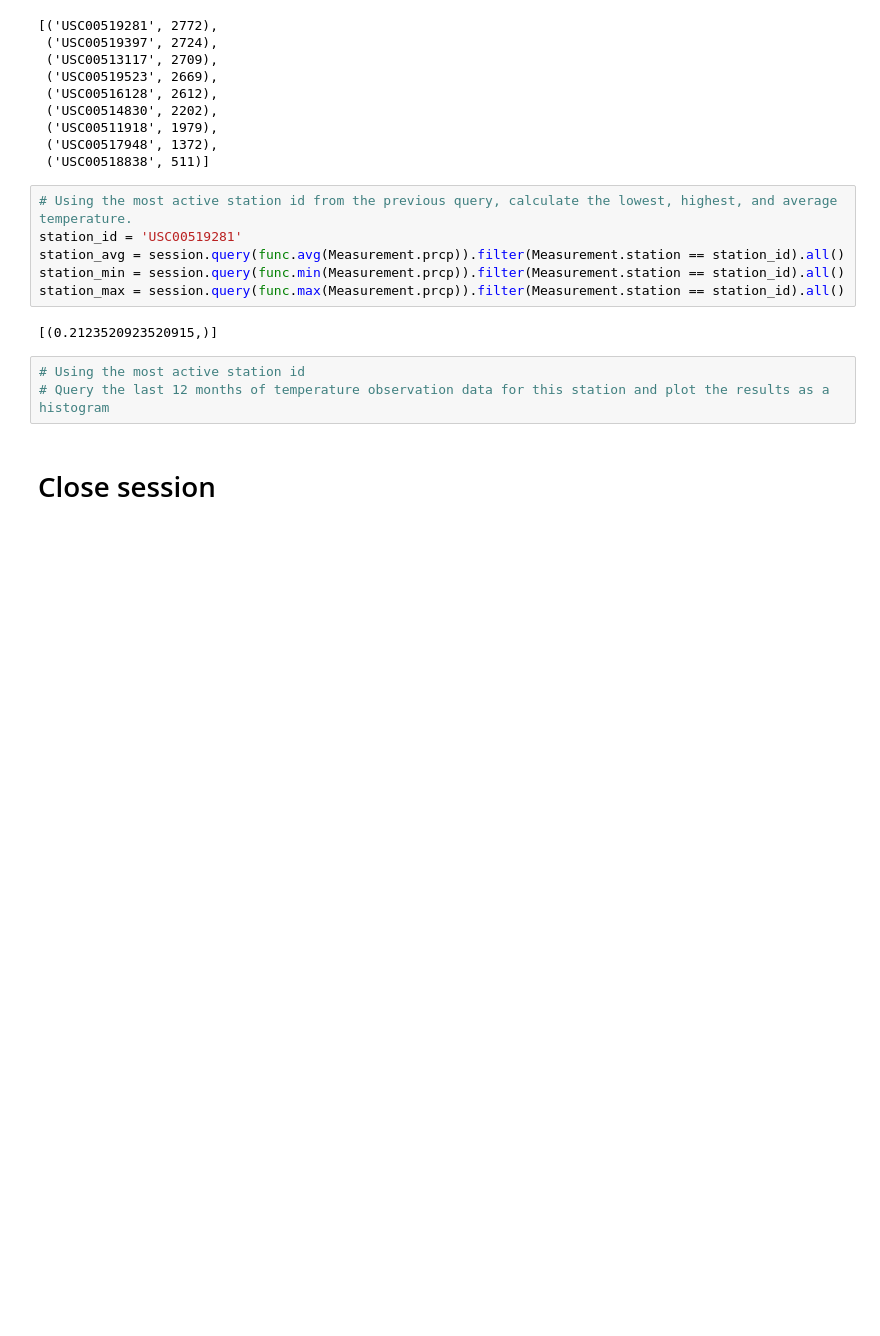
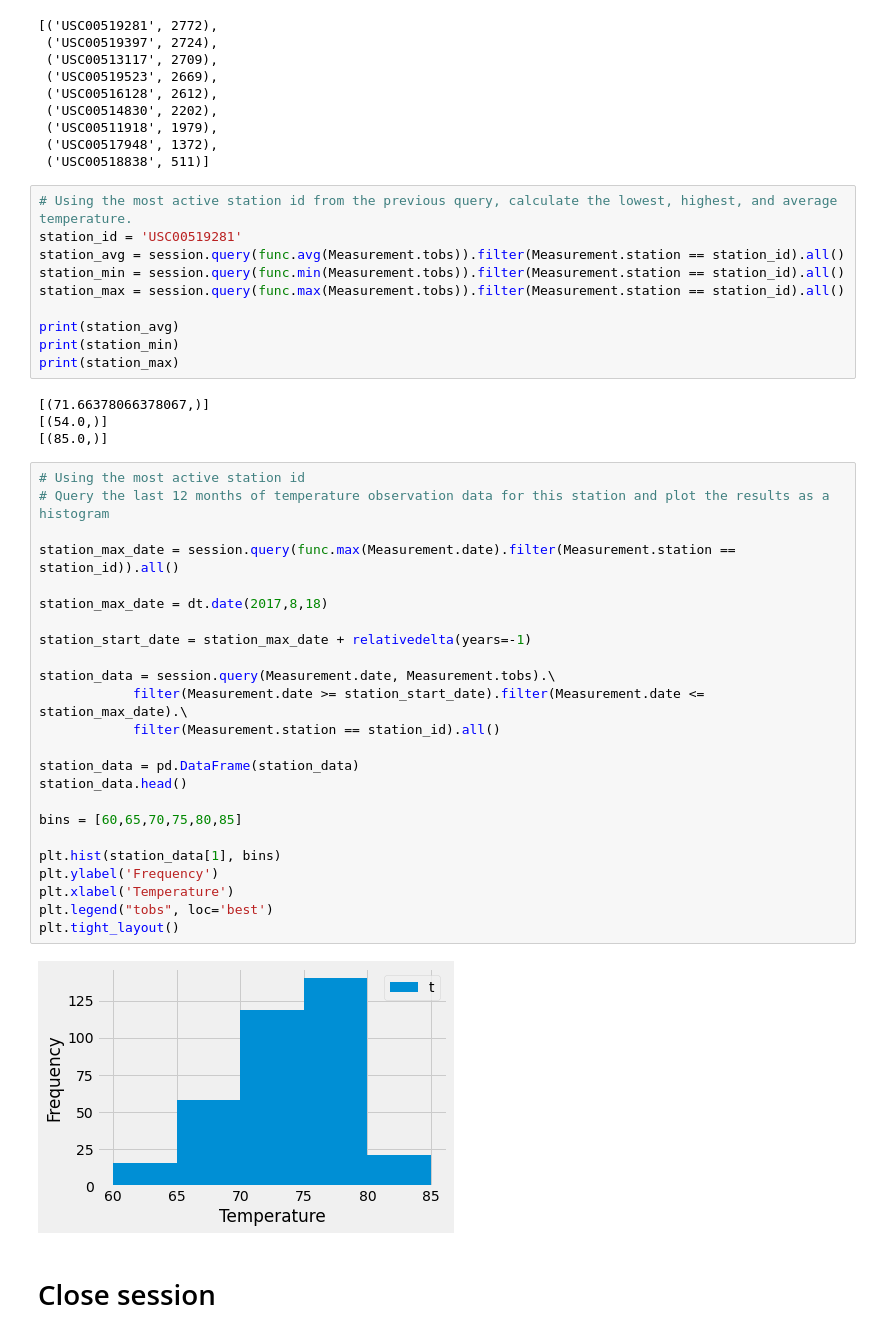
Before and after one commit to nblaul/sqlalchemy-challenge, a Jupyter notebook: climate_starter.ipynb, the cells around one changed output. Drawn from its saved outputs; the diff is of its cells as text; blank space fills up the shorter version.

Commit message:
completed climate starter notebook

```diff
--- a/climate_starter.ipynb
+++ b/climate_starter.ipynb
@@ -115,14 +115,43 @@ station_count
 # %%
 # Using the most active station id from the previous query, calculate the lowest, highest, and average temperature.
 station_id = 'USC00519281'
-station_avg = session.query(func.avg(Measurement.prcp)).filter(Measurement.station == station_id).all()
-station_min = session.query(func.min(Measurement.prcp)).filter(Measurement.station == station_id).all()
-station_max = session.query(func.max(Measurement.prcp)).filter(Measurement.station == station_id).all()
+station_avg = session.query(func.avg(Measurement.tobs)).filter(Measurement.station == station_id).all()
+station_min = session.query(func.min(Measurement.tobs)).filter(Measurement.station == station_id).all()
+station_max = session.query(func.max(Measurement.tobs)).filter(Measurement.station == station_id).all()
+
+print(station_avg)
+print(station_min)
+print(station_max)
 # %% [output]
-[(0.2123520923520915,)]
+[(71.66378066378067,)]
+[(54.0,)]
+[(85.0,)]
-# %%
-# Using the most active station id
-# Query the last 12 months of temperature observation data for this station and plot the results as a histogram
+# %%
+# Using the most active station id
+# Query the last 12 months of temperature observation data for this station and plot the results as a histogram
+
+station_max_date = session.query(func.max(Measurement.date).filter(Measurement.station == station_id)).all()
+
+station_max_date = dt.date(2017,8,18)
+
+station_start_date = station_max_date + relativedelta(years=-1)
+
+station_data = session.query(Measurement.date, Measurement.tobs).\
+            filter(Measurement.date >= station_start_date).filter(Measurement.date <= station_max_date).\
+            filter(Measurement.station == station_id).all()
+
+station_data = pd.DataFrame(station_data)
+station_data.head()
+
+bins = [60,65,70,75,80,85]
+
+plt.hist(station_data[1], bins)
+plt.ylabel('Frequency')
+plt.xlabel('Temperature')
+plt.legend("tobs", loc='best')
+plt.tight_layout()
+# %% [output]
+[figure, added]
 # %% [markdown]
 # Close session
 # %%
```
